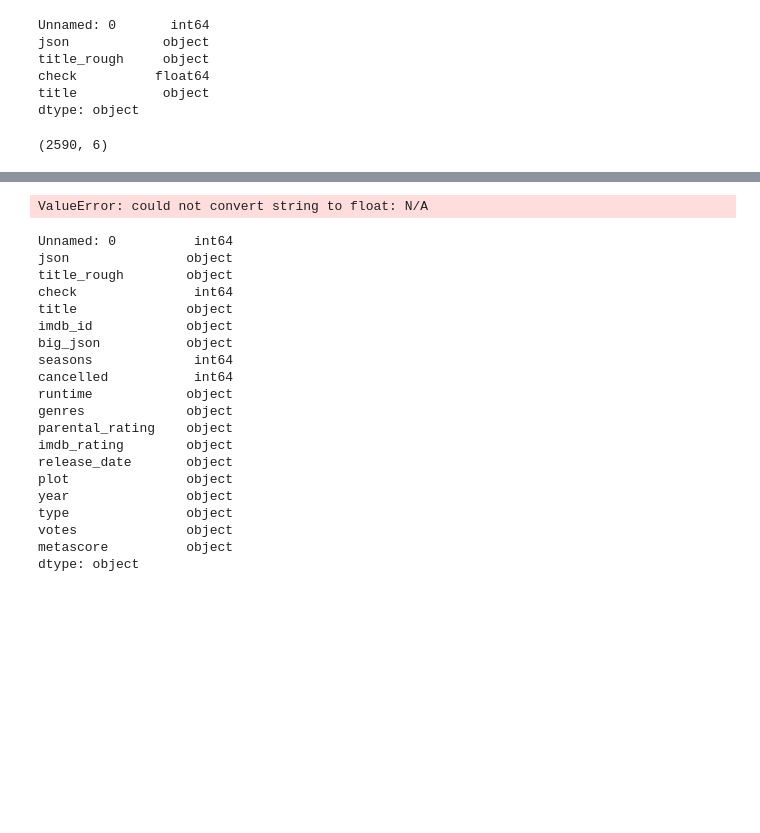
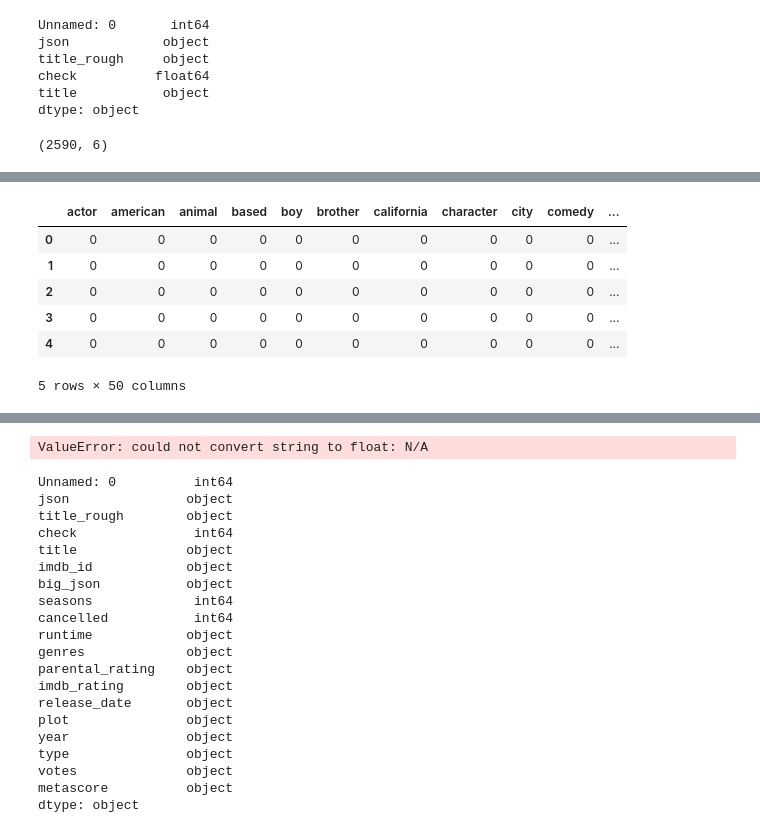
Before and after one commit to cgeppig/Will_My_Show_Get_Cancelled, a Jupyter notebook: Capstone Data Acquisition.ipynb, the cells around one changed output, grey strips where cells are left out. Drawn from its saved outputs; the diff is of its cells as text; code cells hidden in the pictures; blank space fills up the shorter version.

```diff
--- a/Capstone Data Acquisition.ipynb
+++ b/Capstone Data Acquisition.ipynb
@@ -919,0 +1097,2 @@ shows.to_csv('')
+# %%
+keywords = list(shows['keywords'])
@@ -919,0 +1119,4 @@ shows.to_csv('')
+# %%
+all_keywords = []
+for i in keywords:
+    all_keywords += i
@@ -919,0 +1136,15 @@ shows.to_csv('')
+# %%
+cv = CountVectorizer(stop_words='english', max_features=100, binary=True)
+# %%
+vectorized = cv.fit_transform(all_keywords).todense()
+vectorized = pd.DataFrame(vectorized, columns=cv.get_feature_names())
+# %%
+vectorized.head()
+# %% [output]
+|  | actor | american | animal | based | boy | brother | california | character | city | comedy | ... |
+| 0 | 0 | 0 | 0 | 0 | 0 | 0 | 0 | 0 | 0 | 0 | ... |
+| 1 | 0 | 0 | 0 | 0 | 0 | 0 | 0 | 0 | 0 | 0 | ... |
+| 2 | 0 | 0 | 0 | 0 | 0 | 0 | 0 | 0 | 0 | 0 | ... |
+| 3 | 0 | 0 | 0 | 0 | 0 | 0 | 0 | 0 | 0 | 0 | ... |
+| 4 | 0 | 0 | 0 | 0 | 0 | 0 | 0 | 0 | 0 | 0 | ... |
+5 rows × 50 columns
```
Also changed, not shown: parts of 46 cells of this notebook, 2 other files.
